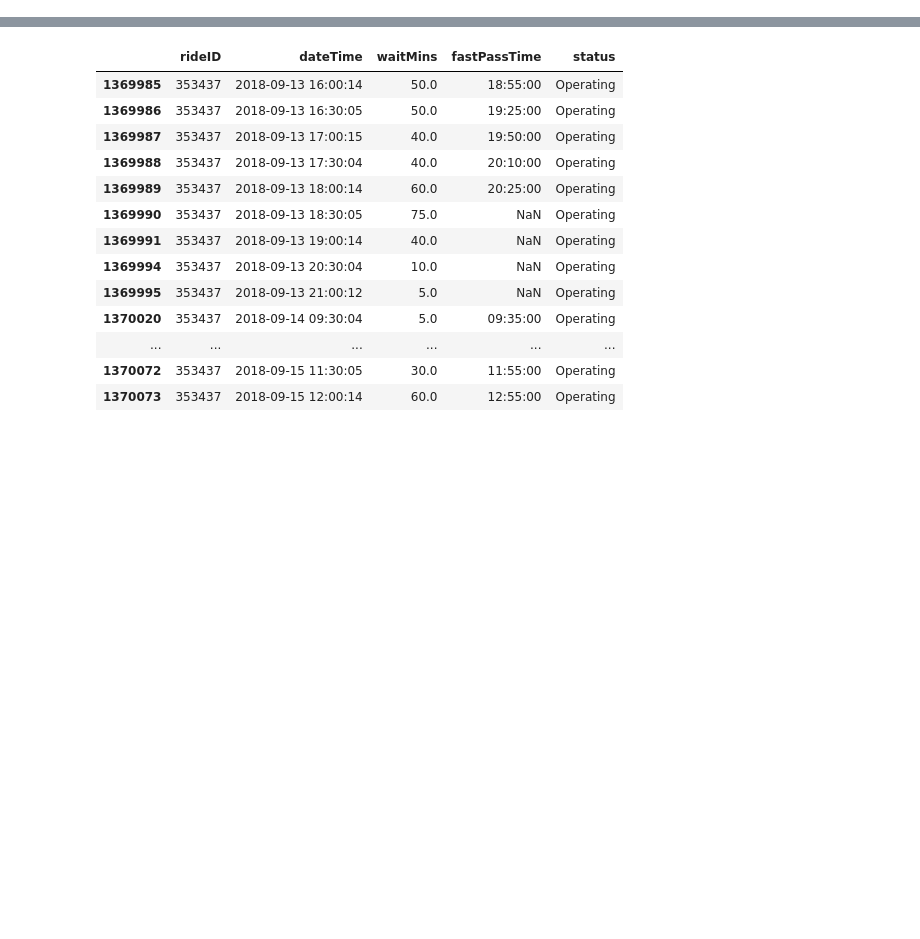
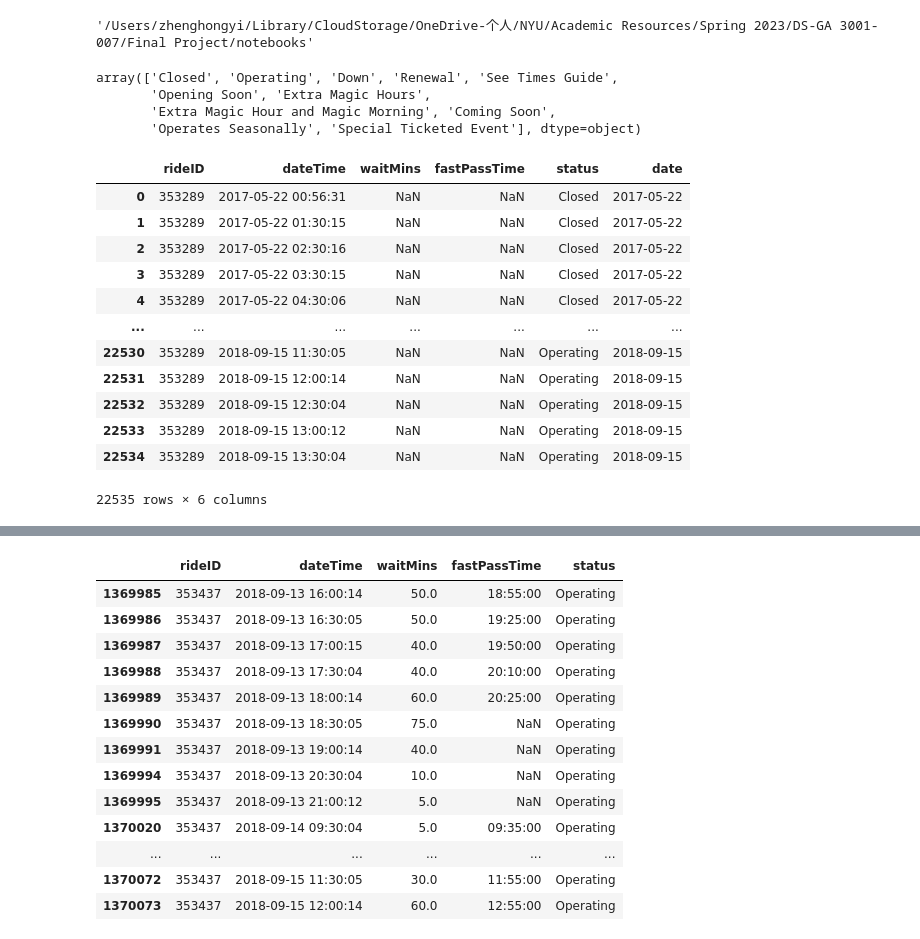
Before and after one commit to Hiroki39/DS-GA-3001-007-Final-Project, a Jupyter notebook: notebooks/analyze.ipynb, the cells around one changed output, grey strips where cells are left out. Cells and saved outputs as stored; diff of their text form; code cells hidden in the pictures; blank space fills up the shorter version.

Commit message:
add data and codes

```diff
--- a/notebooks/analyze.ipynb
+++ b/notebooks/analyze.ipynb
@@ -1,4 +1,9 @@
 # %%
 import pandas as pd
 import numpy as np
+# %%
+import os
+os.getcwd()
+# %% [output]
+'/Users/zhenghongyi/Library/CloudStorage/OneDrive-个人/NYU/Academic Resources/Spring 2023/DS-GA 3001-007/Final Project/notebooks'
 # %%
@@ -5,0 +13,26 @@ df = pd.read_csv('disneyRideTimes.csv')
+# %%
+df = pd.read_csv('../disneyenv/disneyenv/envs/data/disneyRideTimes.csv')
+df2 = pd.read_csv('../disneyenv/disneyenv/envs/data/.csv')
+# %%
+df["status"].unique()
+# %% [output]
+array(['Closed', 'Operating', 'Down', 'Renewal', 'See Times Guide',
+       'Opening Soon', 'Extra Magic Hours',
+       'Extra Magic Hour and Magic Morning', 'Coming Soon',
+       'Operates Seasonally', 'Special Ticketed Event'], dtype=object)
+# %%
+df[df["rideID"] == 353289]
+# %% [output]
+|  | rideID | dateTime | waitMins | fastPassTime | status | date |
+| 0 | 353289 | 2017-05-22 00:56:31 | NaN | NaN | Closed | 2017-05-22 |
+| 1 | 353289 | 2017-05-22 01:30:15 | NaN | NaN | Closed | 2017-05-22 |
+| 2 | 353289 | 2017-05-22 02:30:16 | NaN | NaN | Closed | 2017-05-22 |
+| 3 | 353289 | 2017-05-22 03:30:15 | NaN | NaN | Closed | 2017-05-22 |
+| 4 | 353289 | 2017-05-22 04:30:06 | NaN | NaN | Closed | 2017-05-22 |
+| ... | ... | ... | ... | ... | ... | ... |
+| 22530 | 353289 | 2018-09-15 11:30:05 | NaN | NaN | Operating | 2018-09-15 |
+| 22531 | 353289 | 2018-09-15 12:00:14 | NaN | NaN | Operating | 2018-09-15 |
+| 22532 | 353289 | 2018-09-15 12:30:04 | NaN | NaN | Operating | 2018-09-15 |
+| 22533 | 353289 | 2018-09-15 13:00:12 | NaN | NaN | Operating | 2018-09-15 |
+| 22534 | 353289 | 2018-09-15 13:30:04 | NaN | NaN | Operating | 2018-09-15 |
+22535 rows × 6 columns
```
Also changed, not shown: parts of 13 cells of this notebook, 16 other files.
